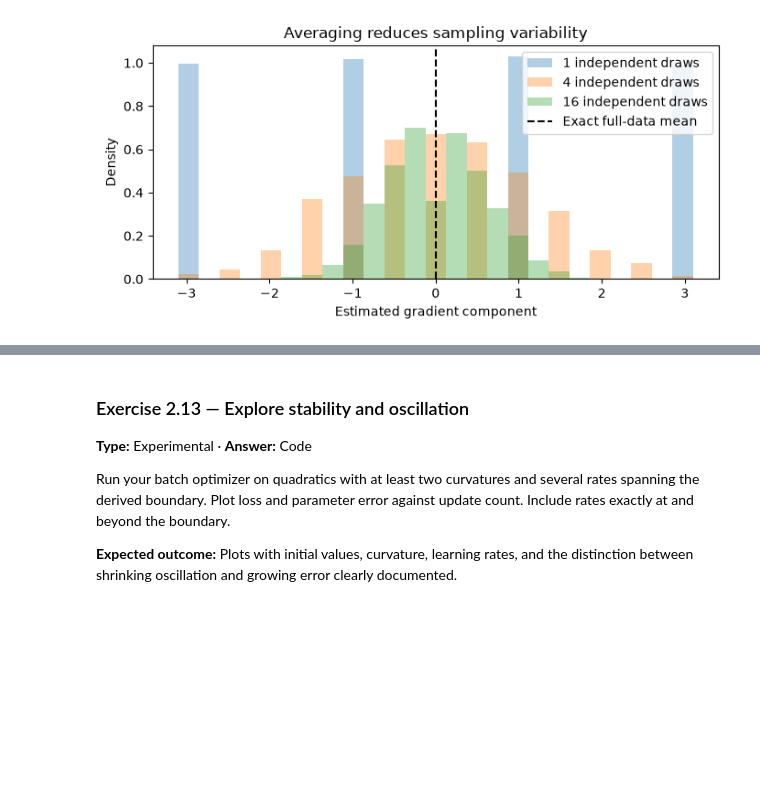
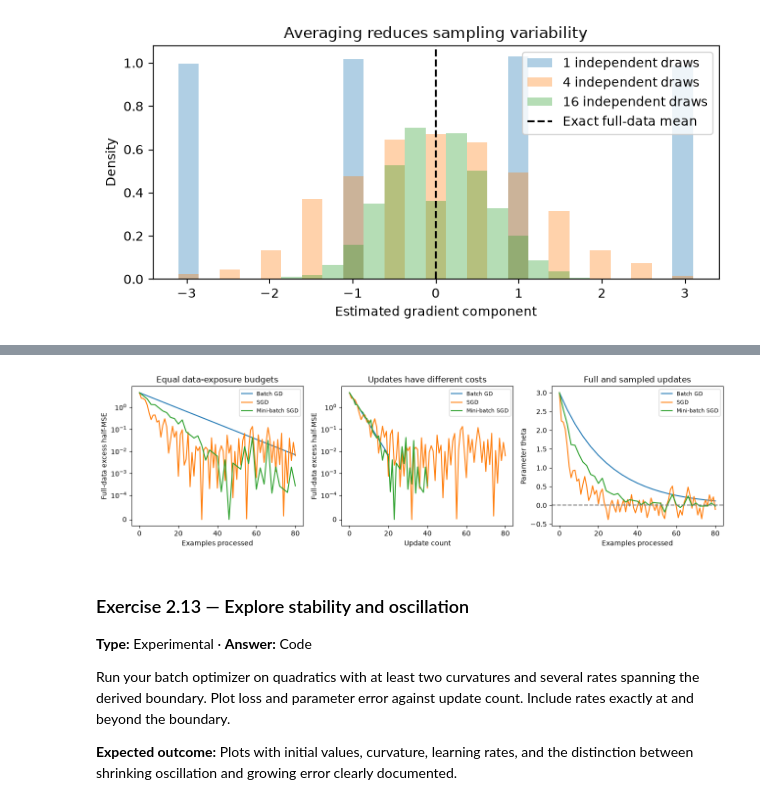
Before and after one commit to rafaself/machine-learning-from-scratch, a Jupyter notebook: notebooks/01-foundations/gradient-descent.ipynb, the cells around one changed output, grey strips where cells are left out. Cells and saved outputs as stored; diff of their text form; code cells hidden in the pictures; blank space fills up the shorter version.

```diff
--- a/notebooks/01-foundations/gradient-descent.ipynb
+++ b/notebooks/01-foundations/gradient-descent.ipynb
@@ -718,0 +789,46 @@ plt.show()
+# %%
+intuition_batch_rng = np.random.default_rng(308)
+intuition_orders = np.array([
+    intuition_batch_rng.permutation([-2., -1., 1., 2.]) for _ in range(20)
+])
+intuition_schedules = {
+    "Batch GD": (intuition_orders.mean(axis=1), 4),
+    "SGD": (intuition_orders.ravel(), 1),
+    "Mini-batch SGD": (intuition_orders.reshape(-1, 2).mean(axis=1), 2),
+}
+intuition_alpha, intuition_initial = .15, 3.
+intuition_r = 1 - intuition_alpha
+intuition_comparison = {}
+intuition_comparison_figure, intuition_comparison_axes = plt.subplots(1, 3, figsize=(13, 3.8))
+for intuition_method, (intuition_means, intuition_size) in intuition_schedules.items():
+    intuition_counts = np.arange(len(intuition_means) + 1)
+    intuition_states = np.array([
+        intuition_initial * intuition_r**k
+        + intuition_alpha * np.dot(
+            intuition_r**np.arange(k - 1, -1, -1), intuition_means[:k]
+        )
+        for k in intuition_counts
+    ])
+    intuition_excess_loss = intuition_states**2 / 2
+    intuition_examples = intuition_counts * intuition_size
+    intuition_comparison[intuition_method] = {
+        "states": intuition_states, "excess_loss": intuition_excess_loss,
+        "updates": intuition_counts, "examples": intuition_examples,
+    }
+    intuition_comparison_axes[0].plot(intuition_examples, intuition_excess_loss, label=intuition_method)
+    intuition_comparison_axes[1].plot(intuition_counts, intuition_excess_loss, label=intuition_method)
+    intuition_comparison_axes[2].plot(intuition_examples, intuition_states, label=intuition_method)
+    print(intuition_method, "updates:", intuition_counts[-1],
+          "examples:", intuition_examples[-1], "last full loss:", 1.25 + intuition_excess_loss[-1])
+for intuition_ax in intuition_comparison_axes[:2]:
+    intuition_ax.set_yscale("symlog", linthresh=1e-4)
+    intuition_ax.set_ylabel("Full-data excess half-MSE")
+    intuition_ax.legend(fontsize=8)
+intuition_comparison_axes[0].set(xlabel="Examples processed", title="Equal data-exposure budgets")
+intuition_comparison_axes[1].set(xlabel="Update count", title="Updates have different costs")
+intuition_comparison_axes[2].axhline(0, color="gray", linestyle="--")
+intuition_comparison_axes[2].set(xlabel="Examples processed", ylabel="Parameter theta", title="Full and sampled updates")
+intuition_comparison_axes[2].legend(fontsize=8)
+intuition_comparison_figure.tight_layout()
+plt.show()
+# %% [output]
@@ -719,3 +838,4 @@ plt.show()
+[figure, added]
 # %% [markdown]
 ### Exercise 2.13 — Explore stability and oscillation
 
```
Also changed, not shown: parts of 4 cells of this notebook, 2 other files.
